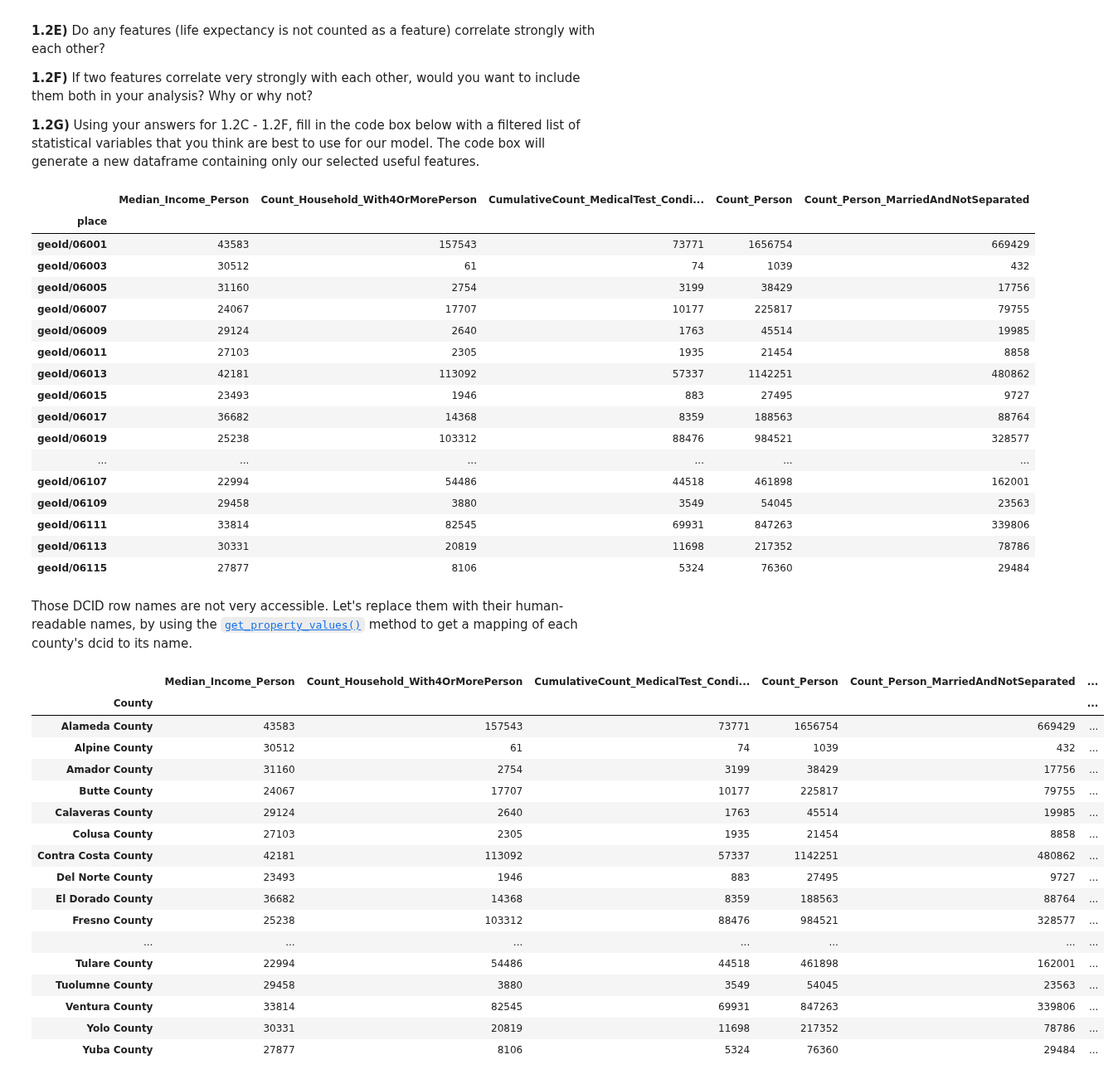
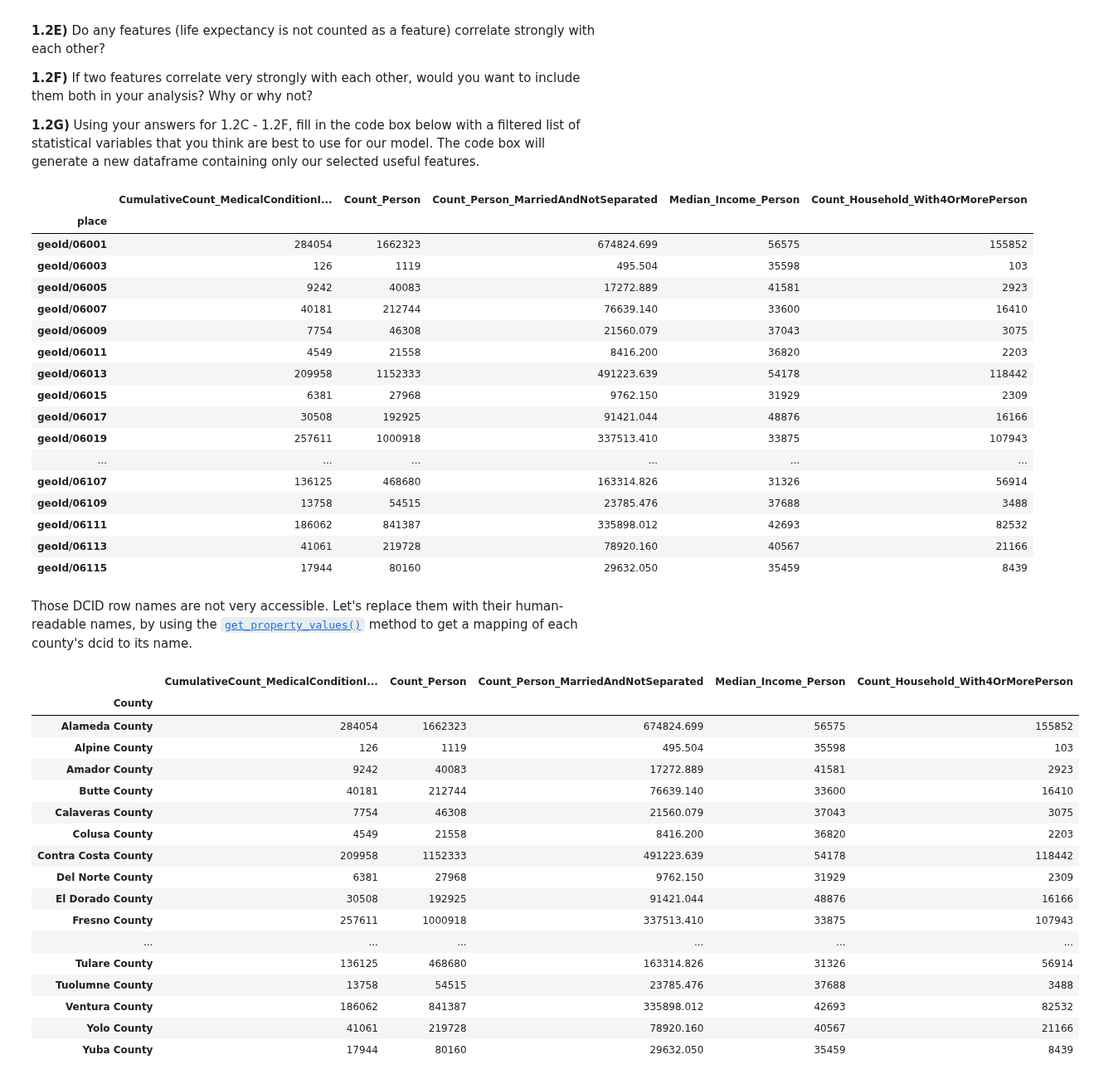
Before and after one commit to datacommonsorg/api-python, a Jupyter notebook: notebooks/intro_data_science/Feature_Engineering.ipynb, the cells around one changed output. Shown at 83% size. Saved outputs shown, nothing was run; the diff lists cells and outputs as text; code cells hidden in the pictures.

```diff
--- a/notebooks/intro_data_science/Feature_Engineering.ipynb
+++ b/notebooks/intro_data_science/Feature_Engineering.ipynb
@@ -128,7 +112,7 @@ _Note: not all variables are available for all locations. If you notice the data
 # with one column per feature.
 
 stat_vars_to_query = [
-                      "CumulativeCount_MedicalTest_ConditionCOVID_19_Positive",
+                      "CumulativeCount_MedicalConditionIncident_COVID_19_ConfirmedOrProbableCase",
                       "Count_Person",
                       "Count_Person_MarriedAndNotSeparated",
                       "Median_Income_Person",
@@ -197,62 +181,63 @@ filtered_stat_vars_to_query = [
 filtered_df = dcp.build_multivariate_dataframe(county_dcids, stat_vars_to_query)
 display(filtered_df)
 # %% [output]
-|  | Median_Income_Person | Count_Household_With4OrMorePerson | CumulativeCount_MedicalTest_Condi... | Count_Person | Count_Person_MarriedAndNotSeparated |
+|  | CumulativeCount_MedicalConditionI... | Count_Person | Count_Person_MarriedAndNotSeparated | Median_Income_Person | Count_Household_With4OrMorePerson |
 | place |  |  |  |  |  |
-| geoId/06001 | 43583 | 157543 | 73771 | 1656754 | 669429 |
-| geoId/06003 | 30512 | 61 | 74 | 1039 | 432 |
-| geoId/06005 | 31160 | 2754 | 3199 | 38429 | 17756 |
-| geoId/06007 | 24067 | 17707 | 10177 | 225817 | 79755 |
-| geoId/06009 | 29124 | 2640 | 1763 | 45514 | 19985 |
-| geoId/06011 | 27103 | 2305 | 1935 | 21454 | 8858 |
-| geoId/06013 | 42181 | 113092 | 57337 | 1142251 | 480862 |
-| geoId/06015 | 23493 | 1946 | 883 | 27495 | 9727 |
-| geoId/06017 | 36682 | 14368 | 8359 | 188563 | 88764 |
-| geoId/06019 | 25238 | 103312 | 88476 | 984521 | 328577 |
+| geoId/06001 | 284054 | 1662323 | 674824.699 | 56575 | 155852 |
+| geoId/06003 | 126 | 1119 | 495.504 | 35598 | 103 |
+| geoId/06005 | 9242 | 40083 | 17272.889 | 41581 | 2923 |
+| geoId/06007 | 40181 | 212744 | 76639.140 | 33600 | 16410 |
+| geoId/06009 | 7754 | 46308 | 21560.079 | 37043 | 3075 |
+| geoId/06011 | 4549 | 21558 | 8416.200 | 36820 | 2203 |
+| geoId/06013 | 209958 | 1152333 | 491223.639 | 54178 | 118442 |
+| geoId/06015 | 6381 | 27968 | 9762.150 | 31929 | 2309 |
+| geoId/06017 | 30508 | 192925 | 91421.044 | 48876 | 16166 |
+| geoId/06019 | 257611 | 1000918 | 337513.410 | 33875 | 107943 |
 | ... | ... | ... | ... | ... | ... |
-| geoId/06107 | 22994 | 54486 | 44518 | 461898 | 162001 |
-| geoId/06109 | 29458 | 3880 | 3549 | 54045 | 23563 |
-| geoId/06111 | 33814 | 82545 | 69931 | 847263 | 339806 |
-| geoId/06113 | 30331 | 20819 | 11698 | 217352 | 78786 |
-| geoId/06115 | 27877 | 8106 | 5324 | 76360 | 29484 |
+| geoId/06107 | 136125 | 468680 | 163314.826 | 31326 | 56914 |
+| geoId/06109 | 13758 | 54515 | 23785.476 | 37688 | 3488 |
+| geoId/06111 | 186062 | 841387 | 335898.012 | 42693 | 82532 |
+| geoId/06113 | 41061 | 219728 | 78920.160 | 40567 | 21166 |
+| geoId/06115 | 17944 | 80160 | 29632.050 | 35459 | 8439 |
 # %% [markdown]
 Those DCID row names are not very accessible. Let's replace them with their human-readable names, by using the [`get_property_values()`](https://docs.datacommons.org/api/python/property_value.html) method to get a mapping of each county's dcid to its name.
 # %%
 # Produce a dictionary mapping dcids to county names
 # e.g. {'dcid' : ['County Name']}
 county_name_dict = dc.get_property_values(county_dcids, 'name')
 
 # Replace DCIDs with human readable names
 # Make Row Names More Readable
 # --- First, we'll copy the dcids into their own column
 # --- Next, we'll get the "name" property of each dcid
 # --- Then add the returned dictionary to our data frame as a new column
 # --- Finally, we'll set this column as the new index
 df = filtered_df.copy(deep=True)
 df['DCID'] = df.index
 county_name_dict = {key:value[0] for key, value in county_name_dict.items()}
 df['County'] = pd.Series(county_name_dict)
 df.set_index('County', inplace=True)
+df = df.drop("DCID", axis=1)
 display(df)
 # %% [output]
-|  | Median_Income_Person | Count_Household_With4OrMorePerson | CumulativeCount_MedicalTest_Condi... | Count_Person | Count_Person_MarriedAndNotSeparated | ... |
-| County |  |  |  |  |  | ... |
-| Alameda County | 43583 | 157543 | 73771 | 1656754 | 669429 | ... |
-| Alpine County | 30512 | 61 | 74 | 1039 | 432 | ... |
-| Amador County | 31160 | 2754 | 3199 | 38429 | 17756 | ... |
-| Butte County | 24067 | 17707 | 10177 | 225817 | 79755 | ... |
-| Calaveras County | 29124 | 2640 | 1763 | 45514 | 19985 | ... |
-| Colusa County | 27103 | 2305 | 1935 | 21454 | 8858 | ... |
-| Contra Costa County | 42181 | 113092 | 57337 | 1142251 | 480862 | ... |
-| Del Norte County | 23493 | 1946 | 883 | 27495 | 9727 | ... |
-| El Dorado County | 36682 | 14368 | 8359 | 188563 | 88764 | ... |
-| Fresno County | 25238 | 103312 | 88476 | 984521 | 328577 | ... |
-| ... | ... | ... | ... | ... | ... | ... |
-| Tulare County | 22994 | 54486 | 44518 | 461898 | 162001 | ... |
-| Tuolumne County | 29458 | 3880 | 3549 | 54045 | 23563 | ... |
-| Ventura County | 33814 | 82545 | 69931 | 847263 | 339806 | ... |
-| Yolo County | 30331 | 20819 | 11698 | 217352 | 78786 | ... |
-| Yuba County | 27877 | 8106 | 5324 | 76360 | 29484 | ... |
+|  | CumulativeCount_MedicalConditionI... | Count_Person | Count_Person_MarriedAndNotSeparated | Median_Income_Person | Count_Household_With4OrMorePerson |
+| County |  |  |  |  |  |
+| Alameda County | 284054 | 1662323 | 674824.699 | 56575 | 155852 |
+| Alpine County | 126 | 1119 | 495.504 | 35598 | 103 |
+| Amador County | 9242 | 40083 | 17272.889 | 41581 | 2923 |
+| Butte County | 40181 | 212744 | 76639.140 | 33600 | 16410 |
+| Calaveras County | 7754 | 46308 | 21560.079 | 37043 | 3075 |
+| Colusa County | 4549 | 21558 | 8416.200 | 36820 | 2203 |
+| Contra Costa County | 209958 | 1152333 | 491223.639 | 54178 | 118442 |
+| Del Norte County | 6381 | 27968 | 9762.150 | 31929 | 2309 |
+| El Dorado County | 30508 | 192925 | 91421.044 | 48876 | 16166 |
+| Fresno County | 257611 | 1000918 | 337513.410 | 33875 | 107943 |
+| ... | ... | ... | ... | ... | ... |
+| Tulare County | 136125 | 468680 | 163314.826 | 31326 | 56914 |
+| Tuolumne County | 13758 | 54515 | 23785.476 | 37688 | 3488 |
+| Ventura County | 186062 | 841387 | 335898.012 | 42693 | 82532 |
+| Yolo County | 41061 | 219728 | 78920.160 | 40567 | 21166 |
+| Yuba County | 17944 | 80160 | 29632.050 | 35459 | 8439 |
 # %% [markdown]
 ### 1.3) Data Visualization
 
```
Also changed, not shown: parts of 12 cells of this notebook.
